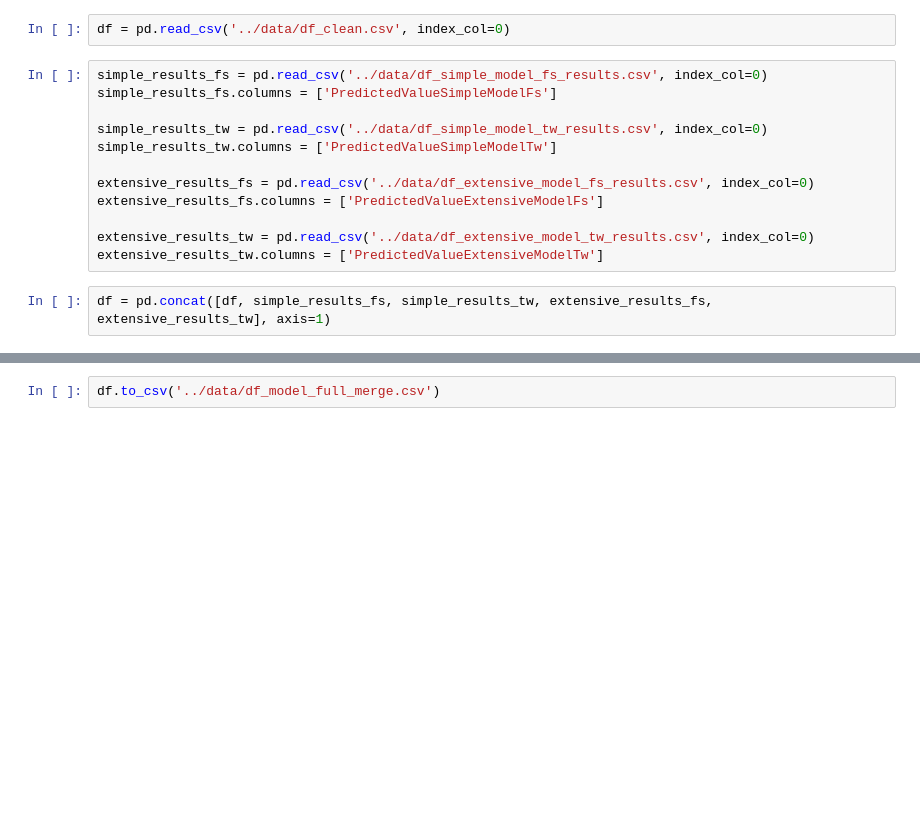
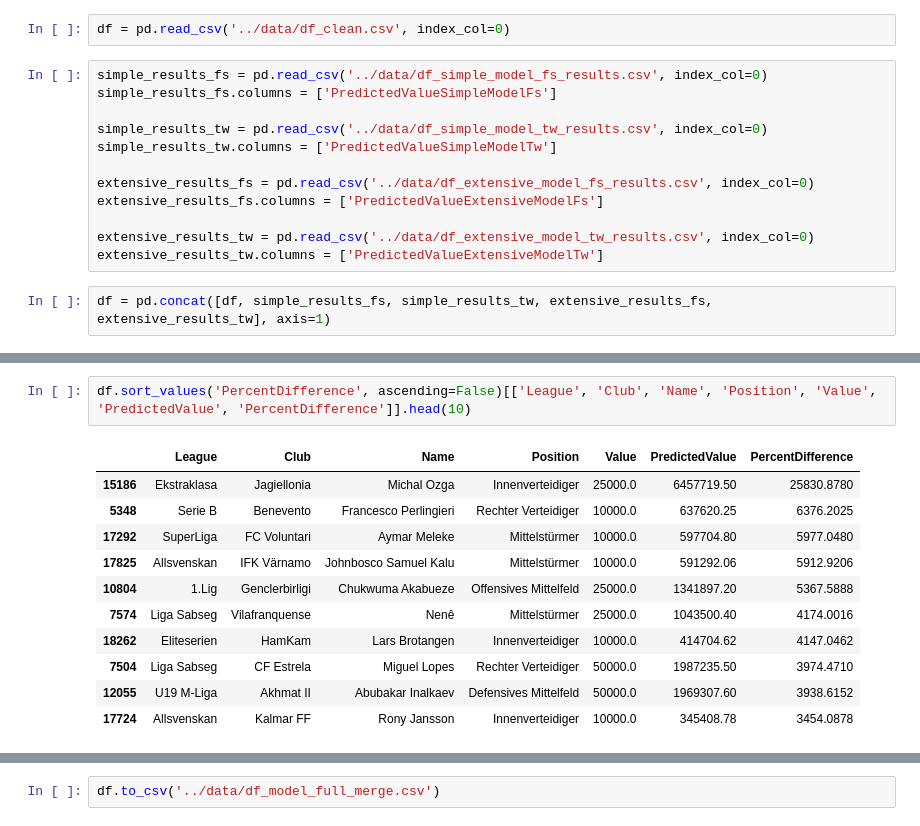
Before and after one commit to onzolof/FootballPredictions, a Jupyter notebook: analysis/model_predictions_full_merge.ipynb, the cells around one changed output, grey strips where cells are left out. Cells and saved outputs as stored; diff of their text form; blank space fills up the shorter version.

```diff
--- a/analysis/model_predictions_full_merge.ipynb
+++ b/analysis/model_predictions_full_merge.ipynb
@@ -58,0 +79,14 @@ df['PercentDifference'] = df['PredictedValue'] / df['Value'] * 100
+# %%
+df.sort_values('PercentDifference', ascending=False)[['League', 'Club', 'Name', 'Position', 'Value', 'PredictedValue', 'PercentDifference']].head(10)
+# %% [output]
+|  | League | Club | Name | Position | Value | PredictedValue | PercentDifference |
+| 15186 | Ekstraklasa | Jagiellonia | Michal Ozga | Innenverteidiger | 25000.0 | 6457719.50 | 25830.8780 |
+| 5348 | Serie B | Benevento | Francesco Perlingieri | Rechter Verteidiger | 10000.0 | 637620.25 | 6376.2025 |
+| 17292 | SuperLiga | FC Voluntari | Aymar Meleke | Mittelstürmer | 10000.0 | 597704.80 | 5977.0480 |
+| 17825 | Allsvenskan | IFK Värnamo | Johnbosco Samuel Kalu | Mittelstürmer | 10000.0 | 591292.06 | 5912.9206 |
+| 10804 | 1.Lig | Genclerbirligi | Chukwuma Akabueze | Offensives Mittelfeld | 25000.0 | 1341897.20 | 5367.5888 |
+| 7574 | Liga Sabseg | Vilafranquense | Nenê | Mittelstürmer | 25000.0 | 1043500.40 | 4174.0016 |
+| 18262 | Eliteserien | HamKam | Lars Brotangen | Innenverteidiger | 10000.0 | 414704.62 | 4147.0462 |
+| 7504 | Liga Sabseg | CF Estrela | Miguel Lopes | Rechter Verteidiger | 50000.0 | 1987235.50 | 3974.4710 |
+| 12055 | U19 M-Liga | Akhmat II | Abubakar Inalkaev | Defensives Mittelfeld | 50000.0 | 1969307.60 | 3938.6152 |
+| 17724 | Allsvenskan | Kalmar FF | Rony Jansson | Innenverteidiger | 10000.0 | 345408.78 | 3454.0878 |
```
Also changed, not shown: parts of 8 cells of this notebook, 1 other file.
